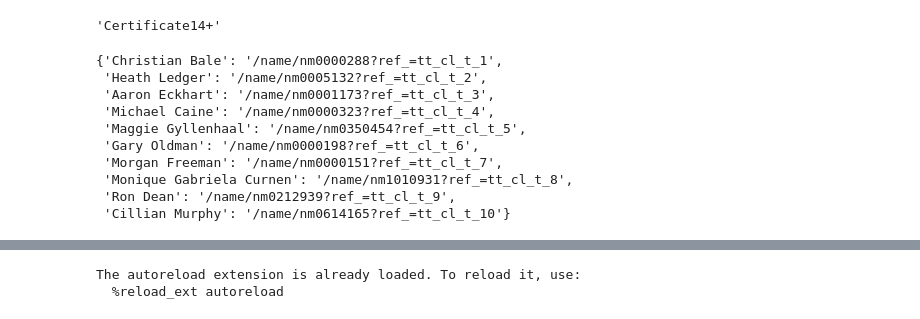
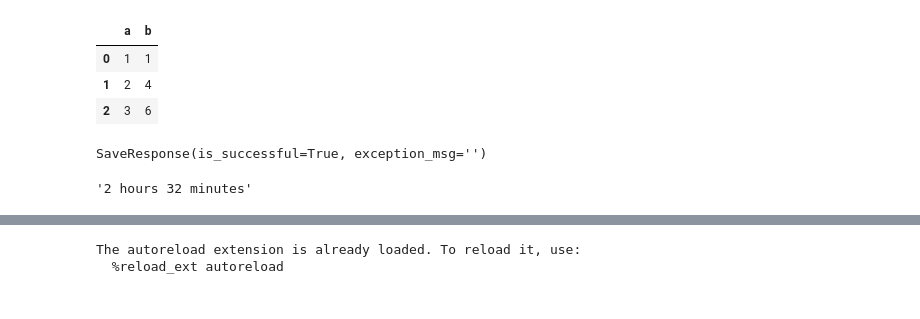
Before and after one commit to ilyamil/movie_recommender_system, a Jupyter notebook: notebooks/reviews_cleaning.ipynb, the cells around one changed output, grey strips where cells are left out. Saved outputs shown, nothing was run; the diff lists cells and outputs as text; code cells hidden in the pictures.

```diff
--- a/notebooks/reviews_cleaning.ipynb
+++ b/notebooks/reviews_cleaning.ipynb
@@ -90,17 +0,0 @@ soup_det['tagline']
-# %%
-soup_det['certificate']
-# %% [output]
-'Certificate14+'
-# %%
-soup_det['actors']
-# %% [output]
-{'Christian Bale': '/name/nm0000288?ref_=tt_cl_t_1',
- 'Heath Ledger': '/name/nm0005132?ref_=tt_cl_t_2',
- 'Aaron Eckhart': '/name/nm0001173?ref_=tt_cl_t_3',
- 'Michael Caine': '/name/nm0000323?ref_=tt_cl_t_4',
- 'Maggie Gyllenhaal': '/name/nm0350454?ref_=tt_cl_t_5',
- 'Gary Oldman': '/name/nm0000198?ref_=tt_cl_t_6',
- 'Morgan Freeman': '/name/nm0000151?ref_=tt_cl_t_7',
- 'Monique Gabriela Curnen': '/name/nm1010931?ref_=tt_cl_t_8',
- 'Ron Dean': '/name/nm0212939?ref_=tt_cl_t_9',
- 'Cillian Murphy': '/name/nm0614165?ref_=tt_cl_t_10'}
@@ -106,0 +21,8 @@ soup_det['actors']
+# %%
+df = pd.DataFrame(data={'a': [1, 2, 3], 'b': [1, 4, 6]})
+df
+# %% [output]
+|  | a | b |
+| 0 | 1 | 1 |
+| 1 | 2 | 4 |
+| 2 | 3 | 6 |
@@ -106,0 +31,8 @@ soup_det['actors']
+# %%
+utils.save_df(df, 'test.csv', metadata_config, aws_credentials)
+# %% [output]
+SaveResponse(is_successful=True, exception_msg='')
+# %%
+soup.find('li', {'data-testid': 'title-techspec_runtime'}).div.text
+# %% [output]
+'2 hours 32 minutes'
```
Also changed, not shown: parts of 49 cells of this notebook, 20 other files.
